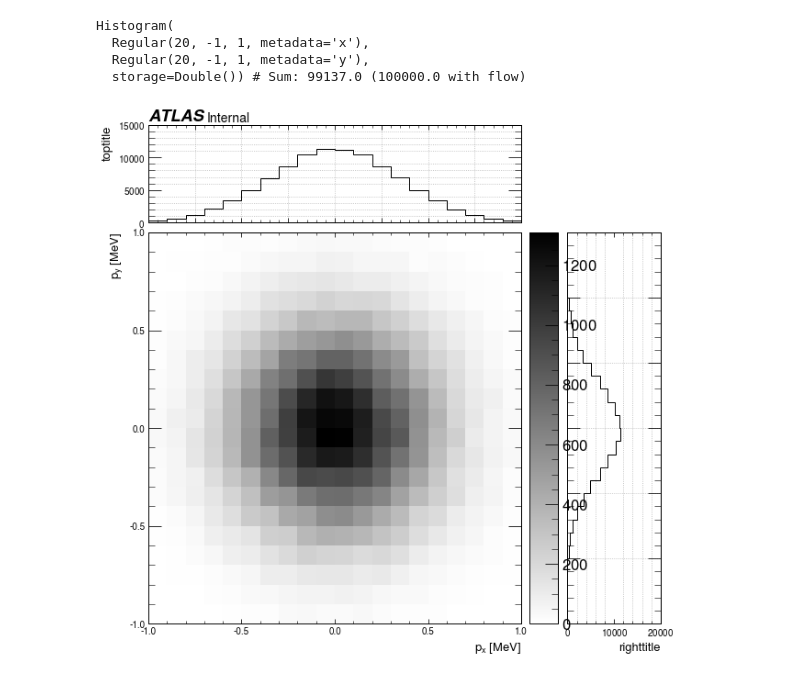
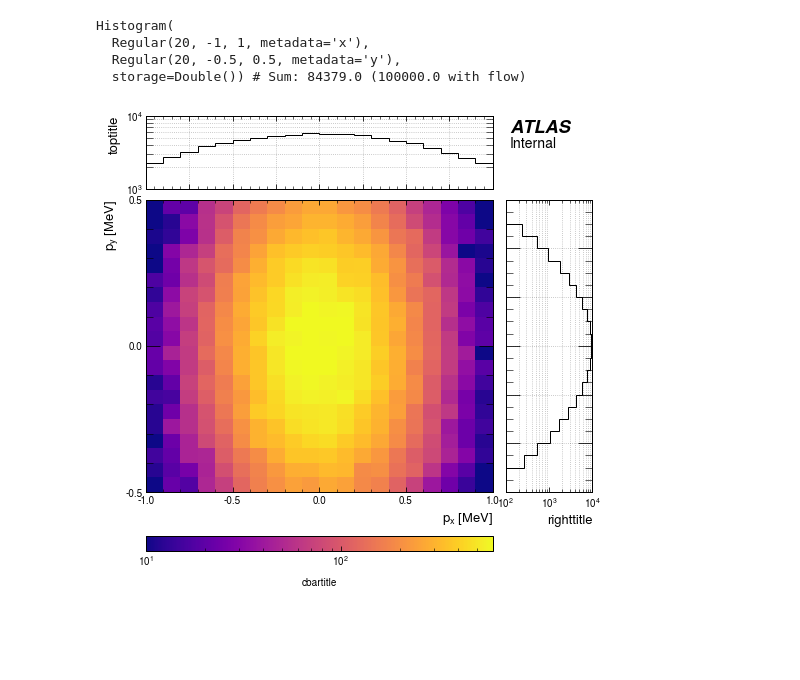
Before and after one commit to MoAly98/Pythium, a Jupyter notebook: plotting_misc/ProjectionPlot_test.ipynb, the cells around one changed output. Drawn from its saved outputs; the diff is of its cells as text; code cells hidden in the pictures; blank space fills up the shorter version.

```diff
--- a/plotting_misc/ProjectionPlot_test.ipynb
+++ b/plotting_misc/ProjectionPlot_test.ipynb
@@ -7,7 +7,7 @@ from matplotlib import transforms
 v1 = np.random.normal(size=(2, 100_000), scale=0.35)
 hist = bh.Histogram(
     bh.axis.Regular(20, -1, 1, metadata='x'),
-    bh.axis.Regular(20, -1, 1, metadata='y')
+    bh.axis.Regular(20, -.5, .5, metadata='y')
 )
 hist.fill(*v1)
 # pd.DataFrame(hist.to_numpy()[0])
@@ -16,8 +16,8 @@ hist.fill(*v1)
 # %% [output]
 Histogram(
   Regular(20, -1, 1, metadata='x'),
-  Regular(20, -1, 1, metadata='y'),
-  storage=Double()) # Sum: 99137.0 (100000.0 with flow)
+  Regular(20, -0.5, 0.5, metadata='y'),
+  storage=Double()) # Sum: 84379.0 (100000.0 with flow)
 # %%
 # class ProjectionPlot(EmptyPlot):
 
@@ -209,16 +219,16 @@ Histogram(
 # %%
 # my_dict={
 #     'axes.titlesize': 20,
 #     'xaxis.labellocation': 'center',
 #     'yaxis.labellocation': 'center',
 # }
 
 plot = ProjectionPlot(hist)
-plot.figure_options(figsize=(10,10), spacing=0.1, cbarsize='7%',cbarspace='2%')
-plot.plot_options('both:')
-plot.set_axislabels(13, ymain=r'$p_y$ [MeV]', xmain=r'$p_x$ [MeV]', xright='righttitle', ytop='toptitle')
-plot.color_options(colormap='binary')
+plot.figure_options(figsize=(8,8), )#spacing=0.12, cbar_size='5%',cbar_space='10%')
+plot.plot_options('both:', log=True, vmin=10, vmax = 600)
+plot.set_axislabels(13, ymain=r'$p_y$ [MeV]', xmain=r'$p_x$ [MeV]', xright='righttitle', ytop='toptitle',xcbar='cbartitle')
+plot.color_options(colormap='plasma')
 plot.create()
-# plot.saveimage("ProjectionPlot_demo_binary", 1000)
+#plot.saveimage("ProjectionPlot_demo_binary", 1000)
 # %% [output]
-[figure, old version]
+[figure, new version]
```
Also changed, not shown: parts of 1 cell of this notebook, 2 other files.
